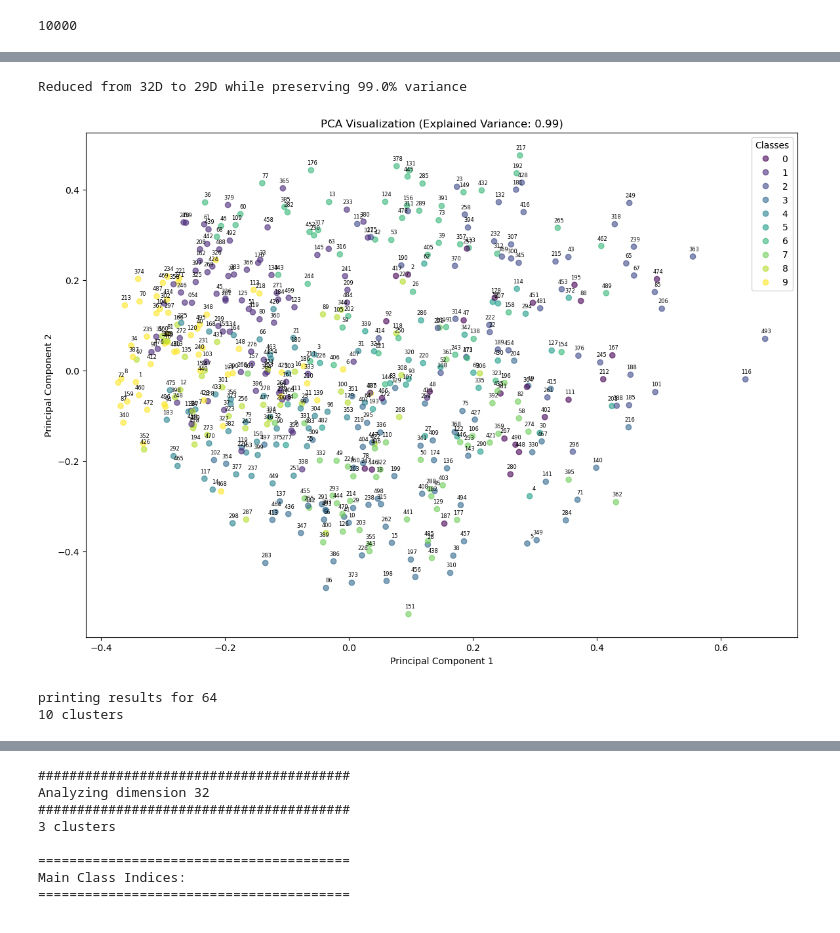
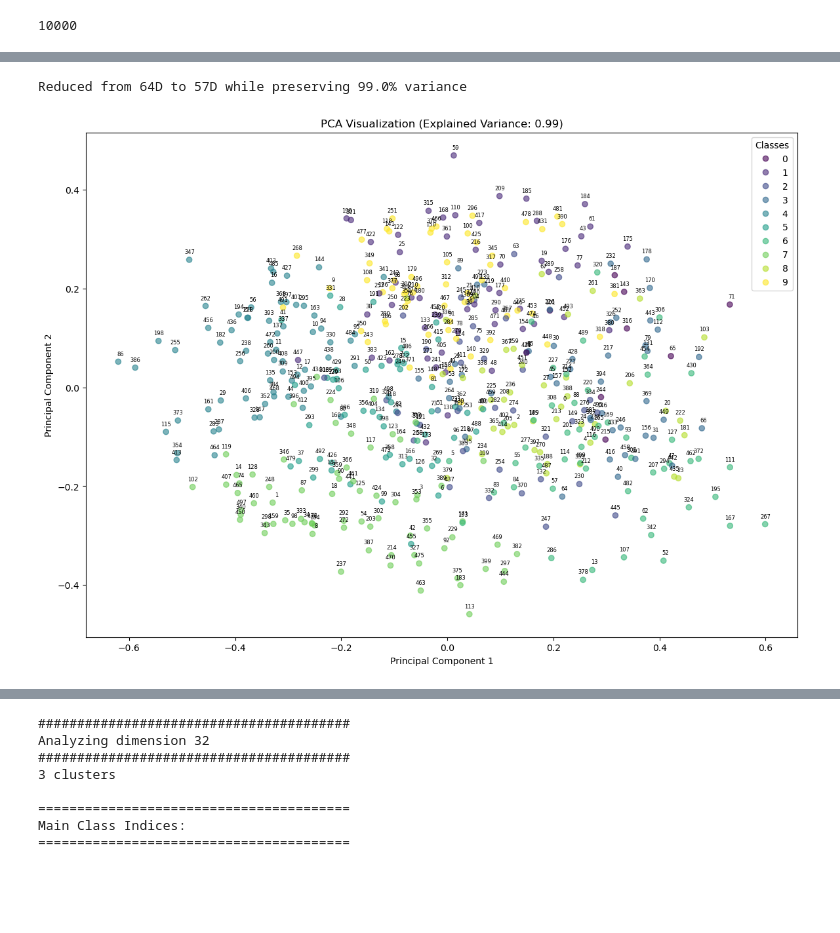
Before and after one commit to nuagetsu/VecRepV3, a Jupyter notebook: evaluation/test_MNIST_functions.ipynb, the cells around one changed output, grey strips where cells are left out. Drawn from its saved outputs; the diff is of its cells as text; code cells hidden in the pictures; blank space fills up the shorter version.

```diff
--- a/evaluation/test_MNIST_functions.ipynb
+++ b/evaluation/test_MNIST_functions.ipynb
@@ -114,77 +172,13 @@ for i in range(len(sampled_test_data)):
 # %%
-########### Visualisation ###########
-import numpy as np
-import matplotlib.pyplot as plt
-from sklearn.decomposition import PCA
-from sklearn.manifold import TSNE
-from sklearn.cluster import KMeans
-from sklearn.neighbors import NearestNeighbors
-
-def visualize_pca(embeddings, labels=None):
-    """
-    Visualize embeddings using PCA
-    :param embeddings: List/numpy array of model embeddings (num_samples x embedding_dim)
-    :param labels: Optional list of labels for color coding
-    """
-    if not isinstance(embeddings, np.ndarray):
-        embeddings = np.array([emb.detach().numpy() for emb in embeddings])
-
-    n_components_value = 0.99
-    pca = PCA(n_components = n_components_value)  # Keep components explaining 95% variance
-    reduced_features = pca.fit_transform(model_vectors_np)
-
-    print(f"Reduced from {dim}D to {reduced_features.shape[1]}D while preserving {n_components_value*100}% variance")
-    plt.figure(figsize=(14, 10))
-    scatter = plt.scatter(reduced_features[:, 0], reduced_features[:, 1], c=labels, cmap='viridis', alpha=0.6)
-
-    # Add index labels to each point
-    for i, (x, y) in enumerate(reduced_features[:, :2]):
-        plt.text(x + 0.01, y + 0.01, str(i), fontsize=6, ha='right', va='bottom')
-
-    plt.title(f'PCA Visualization (Explained Variance: {np.sum(pca.explained_variance_ratio_):.2f})')
-    plt.xlabel('Principal Component 1')
-    plt.ylabel('Principal Component 2')
-    if labels is not None:
-        plt.legend(*scatter.legend_elements(), title="Classes")
-    plt.show()
-
-def visualize_tsne(embeddings, labels=None, perplexity=5):
-    """
-    Visualize embeddings using t-SNE
-    :param embeddings: List/numpy array of model embeddings
-    :param labels: Optional list of labels for color coding
-    :param perplexity: Measure of the "effective number of neighbors" for each data point
-    """
-    if not isinstance(embeddings, np.ndarray):
-        embeddings = np.array([emb.detach().numpy() for emb in embeddings])
-
-    tsne = TSNE(n_components=2, perplexity=perplexity, random_state=42)
-    reduced = tsne.fit_transform(embeddings)
-
-    plt.figure(figsize=(14, 10))
-    scatter = plt.scatter(reduced[:, 0], reduced[:, 1], c=labels, cmap='viridis', alpha=0.6)
-
-        # Add index labels to each point
-    for i, (x, y) in enumerate(reduced[:, :2]):
-        plt.text(x + 0.01, y + 0.01, str(i), fontsize=6, ha='right', va='bottom')
-
-
-    plt.title('t-SNE Visualization')
-    plt.xlabel('t-SNE Dimension 1')
-    plt.ylabel('t-SNE Dimension 2')
-    if labels is not None:
-        plt.legend(*scatter.legend_elements(), title="Classes")
-    plt.show()
-
-#########################################
-dimensions = [32, 64]
+########### Visualisation of Model ###########
+dimensions = [64]
 imageType = "MNIST"
-model_directory = "model/all_model_dumps_1/LPS_models"
+model_directory = "model"
 for dim in dimensions:
     print(f"printing results for {dim}")
-    model = models.SimpleCNN6(dimensions=dim, padding_mode='circular').to(device)
+    model = models.SimpleCNN4(dimensions=dim, padding_mode='circular').to(device)
     model.load_state_dict(torch.load(os.path.join(os.path.abspath("../../VecRepV3"), model_directory,
-                     f'best_model_MNIST_{imageType}_{dim}d_convlayer5.pt'), weights_only=True, map_location=torch.device('cpu')))
+                     f'best_model_MNIST_{imageType}_{dim}d_convlayer3.pt'), weights_only=True, map_location=torch.device('cpu')))
 
     model.eval()
     model_vectors = imgcalc.get_vector_embeddings(input_dataset, model, device)
@@ -204,4 +198,2 @@ printing results for 32
-Reduced from 32D to 29D while preserving 99.0% variance
+Reduced from 64D to 57D while preserving 99.0% variance
-[figure, old version]
+[figure, new version]
-printing results for 64
-10 clusters
```
Also changed, not shown: parts of 4 cells of this notebook, 5 other files.
